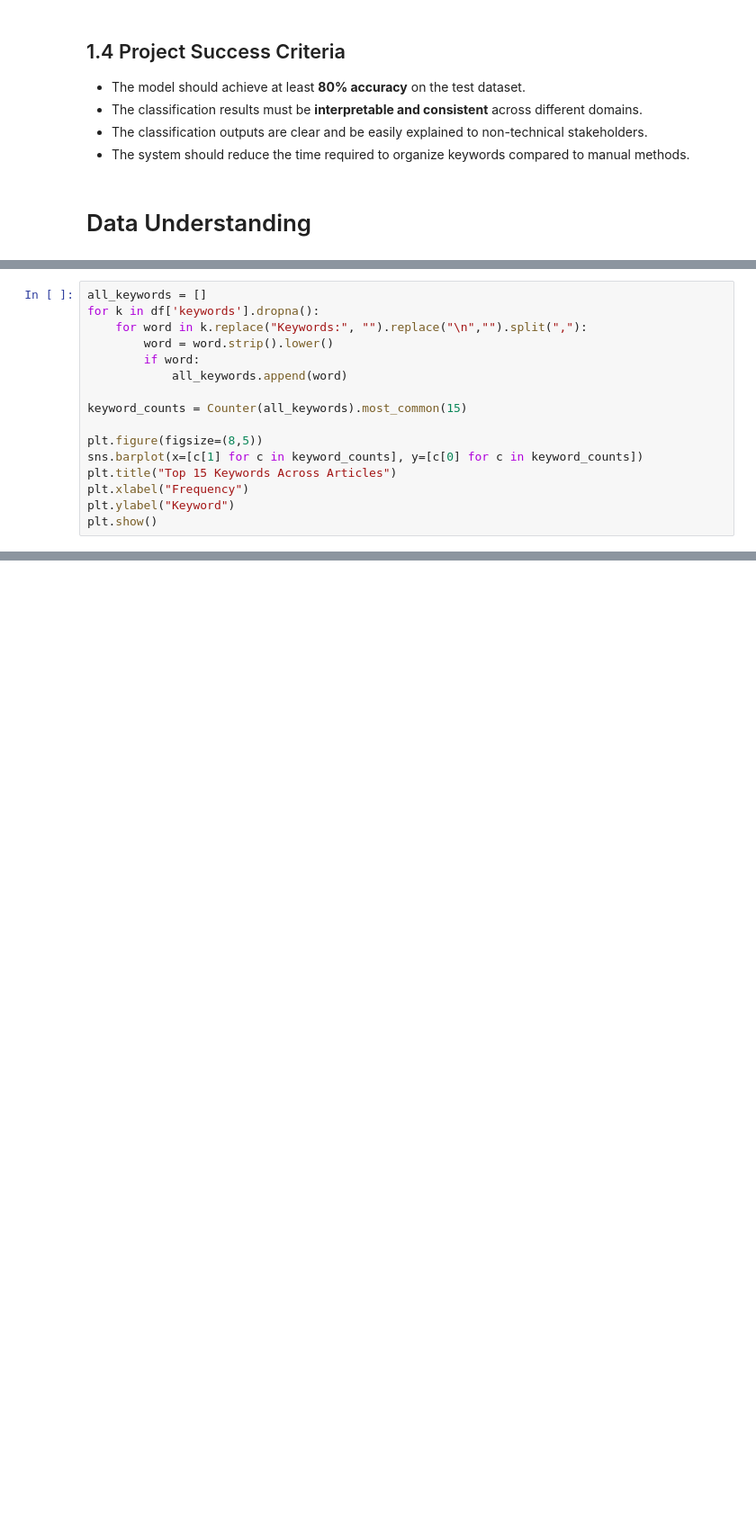
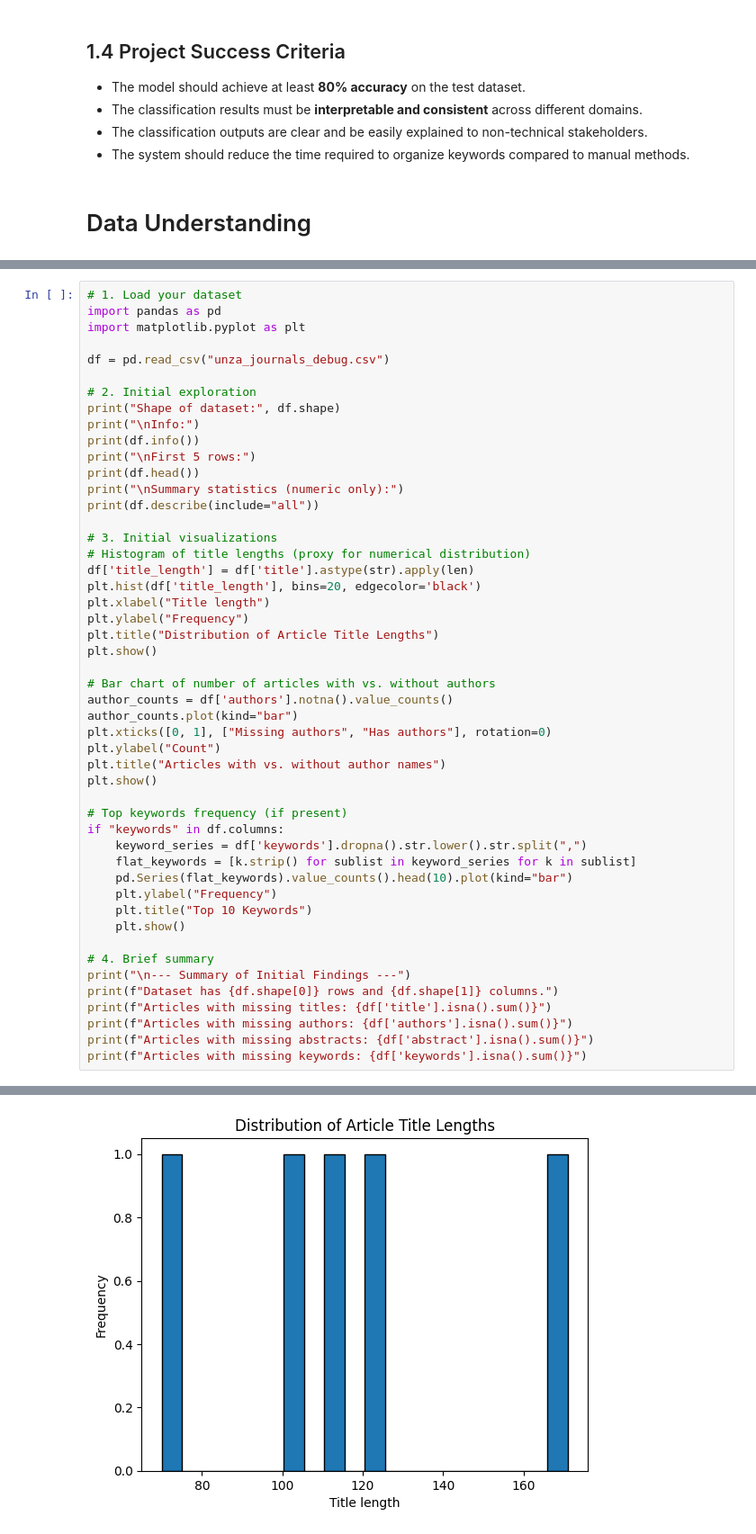
Before and after one commit to Ad-Rian815/Unza_journal_key_word_classification, a Jupyter notebook: Automatic_Classification_Of_Key_Words_Associated_with_articles_on_Unza_journals.ipynb, the cells around one changed output, grey strips where cells are left out. Shown at 90% size. Cells and saved outputs as stored; diff of their text form; blank space fills up the shorter version.

```diff
--- a/Automatic_Classification_Of_Key_Words_Associated_with_articles_on_Unza_journals.ipynb
+++ b/Automatic_Classification_Of_Key_Words_Associated_with_articles_on_Unza_journals.ipynb
@@ -361,16 +255,0 @@ plt.show()
-# %%
-all_keywords = []
-for k in df['keywords'].dropna():
-    for word in k.replace("Keywords:", "").replace("\n","").split(","):
-        word = word.strip().lower()
-        if word:
-            all_keywords.append(word)
-
-keyword_counts = Counter(all_keywords).most_common(15)
-
-plt.figure(figsize=(8,5))
-sns.barplot(x=[c[1] for c in keyword_counts], y=[c[0] for c in keyword_counts])
-plt.title("Top 15 Keywords Across Articles")
-plt.xlabel("Frequency")
-plt.ylabel("Keyword")
-plt.show()
@@ -481,0 +256,50 @@ The most common keywords are:
+# %%
+# 1. Load your dataset
+import pandas as pd
+import matplotlib.pyplot as plt
+
+df = pd.read_csv("unza_journals_debug.csv")
+
+# 2. Initial exploration
+print("Shape of dataset:", df.shape)
+print("\nInfo:")
+print(df.info())
+print("\nFirst 5 rows:")
+print(df.head())
+print("\nSummary statistics (numeric only):")
+print(df.describe(include="all"))
+
+# 3. Initial visualizations
+# Histogram of title lengths (proxy for numerical distribution)
+df['title_length'] = df['title'].astype(str).apply(len)
+plt.hist(df['title_length'], bins=20, edgecolor='black')
+plt.xlabel("Title length")
+plt.ylabel("Frequency")
+plt.title("Distribution of Article Title Lengths")
+plt.show()
+
+# Bar chart of number of articles with vs. without authors
+author_counts = df['authors'].notna().value_counts()
+author_counts.plot(kind="bar")
+plt.xticks([0, 1], ["Missing authors", "Has authors"], rotation=0)
+plt.ylabel("Count")
+plt.title("Articles with vs. without author names")
+plt.show()
+
+# Top keywords frequency (if present)
+if "keywords" in df.columns:
+    keyword_series = df['keywords'].dropna().str.lower().str.split(",")
+    flat_keywords = [k.strip() for sublist in keyword_series for k in sublist]
+    pd.Series(flat_keywords).value_counts().head(10).plot(kind="bar")
+    plt.ylabel("Frequency")
+    plt.title("Top 10 Keywords")
+    plt.show()
+
+# 4. Brief summary
+print("\n--- Summary of Initial Findings ---")
+print(f"Dataset has {df.shape[0]} rows and {df.shape[1]} columns.")
+print(f"Articles with missing titles: {df['title'].isna().sum()}")
+print(f"Articles with missing authors: {df['authors'].isna().sum()}")
+print(f"Articles with missing abstracts: {df['abstract'].isna().sum()}")
+print(f"Articles with missing keywords: {df['keywords'].isna().sum()}")
+# %% [output]
@@ -481,0 +323 @@ The most common keywords are:
+[figure, added]
```
Also changed, not shown: parts of 13 cells of this notebook.
